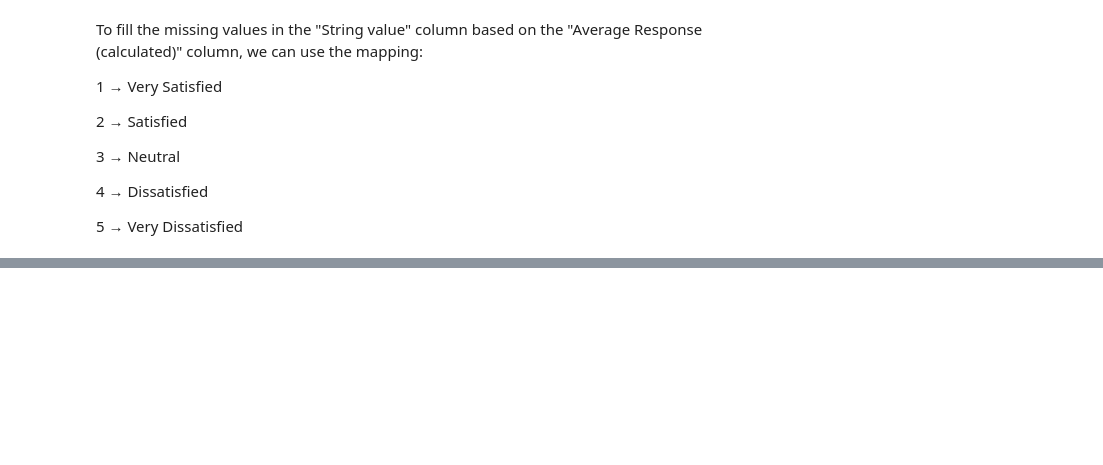
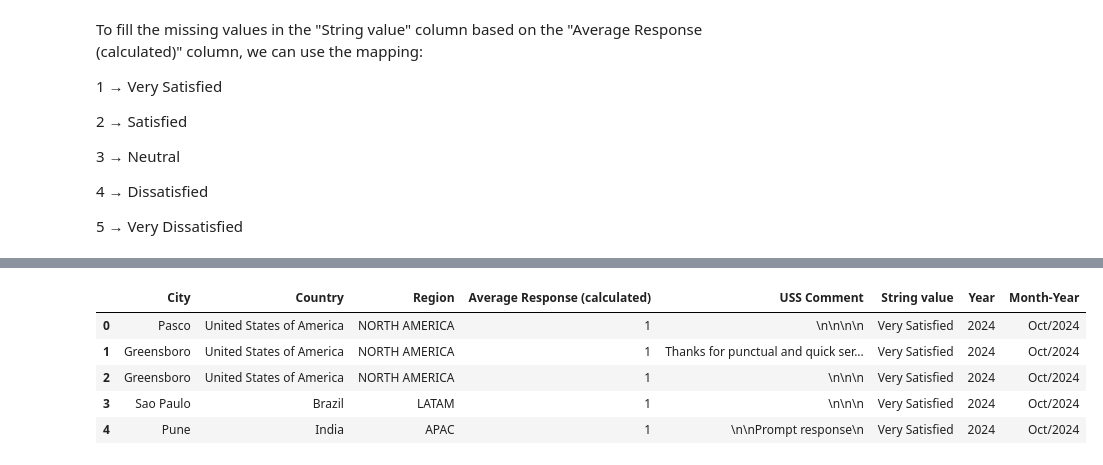
Before and after one commit to AzlinRusnan/Optimizing_CSAT_Through_Sentiment-Analysis_and_Predictive-Modeling, a Jupyter notebook: Optimizing_CSAT_Through_Sentiment_Analysis_&_Predictive_ML_Techniques.ipynb, the cells around one changed output, grey strips where cells are left out. Cells and saved outputs as stored; diff of their text form; code cells hidden in the pictures; blank space fills up the shorter version.

```diff
--- a/Optimizing_CSAT_Through_Sentiment_Analysis_&_Predictive_ML_Techniques.ipynb
+++ b/Optimizing_CSAT_Through_Sentiment_Analysis_&_Predictive_ML_Techniques.ipynb
@@ -145,3 +145,16 @@ df.tail()
 | 90685 | INC6524346 | USMN | Unknown | United States of America | NORTH AMERICA | 2022-01-03 03:00:09 | 5 | Issue not resolved. | ... |
 | 90686 | INC6968136 | BRSP | Sao Paulo | Brazil | LATAM | 2022-01-03 03:00:09 | 1 | NaN | ... |
 | 90687 | INC7269810 | IDKD | Kediri | Indonesia | APAC | 2022-01-03 03:00:09 | 1 | Fast Responses and helpful | ... |
+# %%
+# Remove the specified columns
+columns_to_remove = ['Number', 'Location', 'Updated']
+df = df.drop(columns=columns_to_remove)
+
+df.head()
+# %% [output]
+|  | City | Country | Region | Average Response (calculated) | USS Comment | String value | Year | Month-Year |
+| 0 | Pasco | United States of America | NORTH AMERICA | 1 | \n\n\n\n | Very Satisfied | 2024 | Oct/2024 |
+| 1 | Greensboro | United States of America | NORTH AMERICA | 1 | Thanks for punctual and quick ser... | Very Satisfied | 2024 | Oct/2024 |
+| 2 | Greensboro | United States of America | NORTH AMERICA | 1 | \n\n\n | Very Satisfied | 2024 | Oct/2024 |
+| 3 | Sao Paulo | Brazil | LATAM | 1 | \n\n\n | Very Satisfied | 2024 | Oct/2024 |
+| 4 | Pune | India | APAC | 1 | \n\nPrompt response\n | Very Satisfied | 2024 | Oct/2024 |
```
Also changed, not shown: parts of 1 cell of this notebook.
